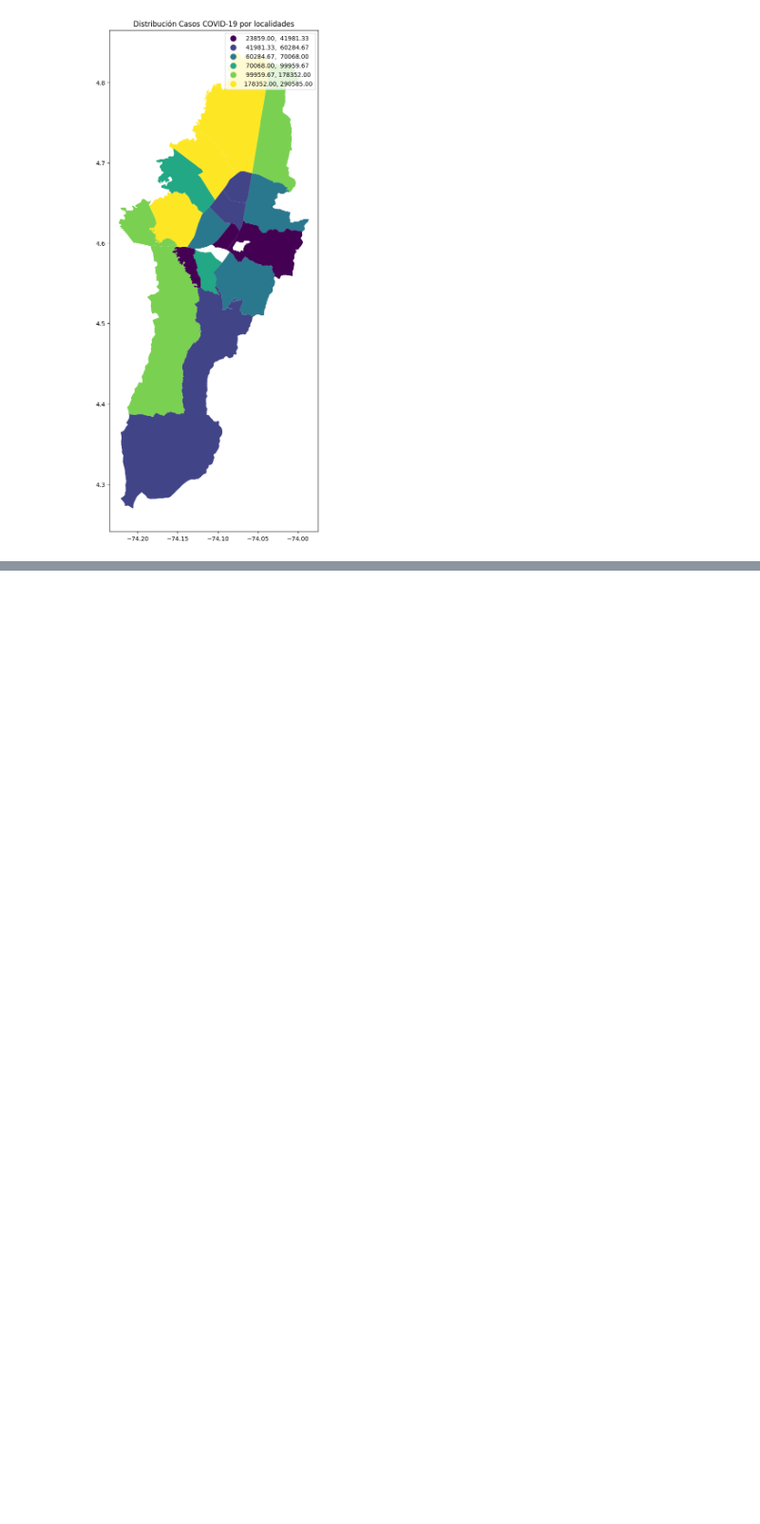
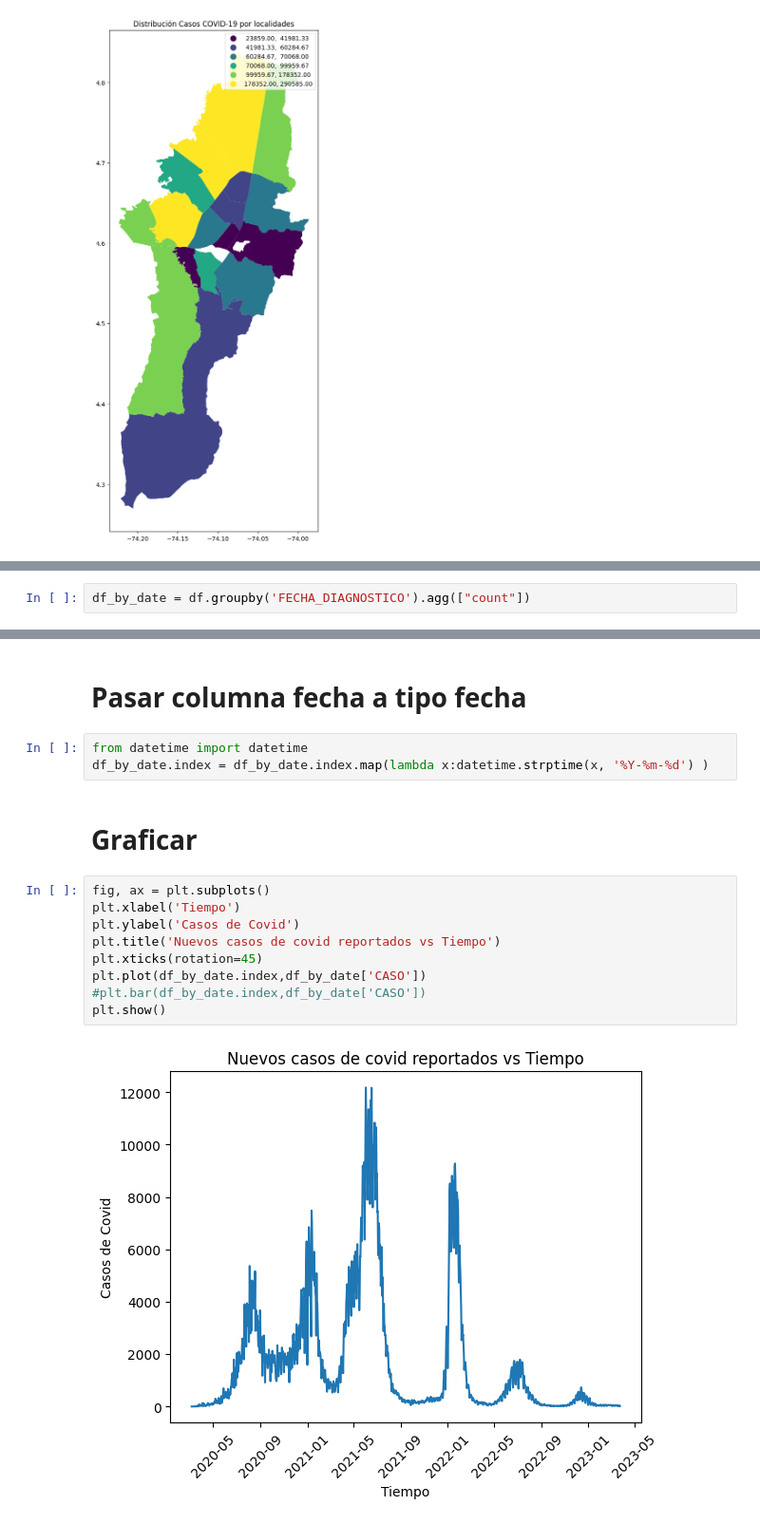
Before and after one commit to ccortesra/EDA-Bogota-COVID, a Jupyter notebook: EDA_Project.ipynb, the cells around one changed output, grey strips where cells are left out. Shown: that part at 95% size. Cells and saved outputs as stored; diff of their text form; blank space fills up the shorter version.

Commit message:
Numero de casos, algunas variables cualitativas

```diff
--- a/EDA_Project.ipynb
+++ b/EDA_Project.ipynb
@@ -300,0 +329,2 @@ ax
+# %%
+df_by_date = df.groupby('FECHA_DIAGNOSTICO').agg(["count"])
@@ -300,0 +342,18 @@ ax
+# %% [markdown]
+# Pasar columna fecha a tipo fecha
+# %%
+from datetime import datetime
+df_by_date.index = df_by_date.index.map(lambda x:datetime.strptime(x, '%Y-%m-%d') )
+# %% [markdown]
+# Graficar
+# %%
+fig, ax = plt.subplots()
+plt.xlabel('Tiempo')
+plt.ylabel('Casos de Covid')
+plt.title('Nuevos casos de covid reportados vs Tiempo')
+plt.xticks(rotation=45)
+plt.plot(df_by_date.index,df_by_date['CASO'])
+#plt.bar(df_by_date.index,df_by_date['CASO'])
+plt.show()
+# %% [output]
+[figure, added]
```
Also changed, not shown: parts of 14 cells of this notebook.
